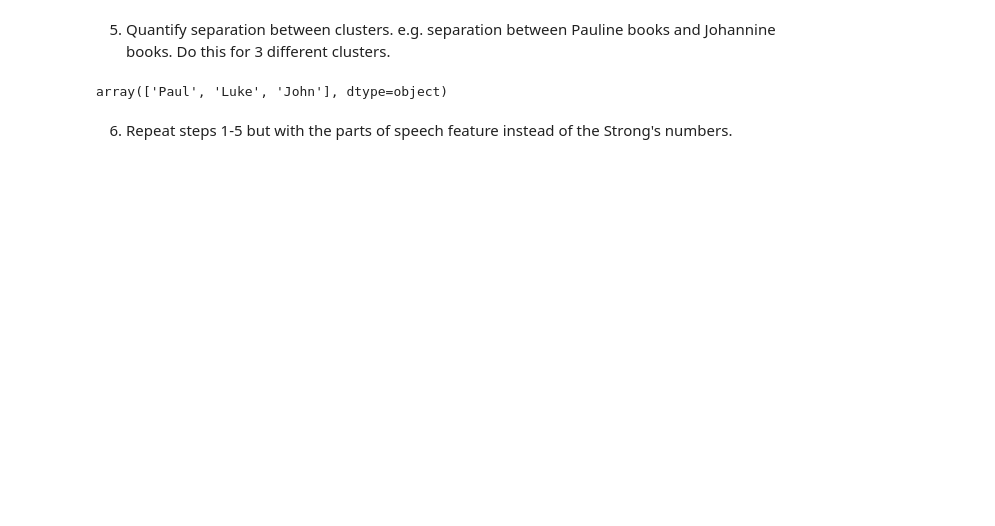
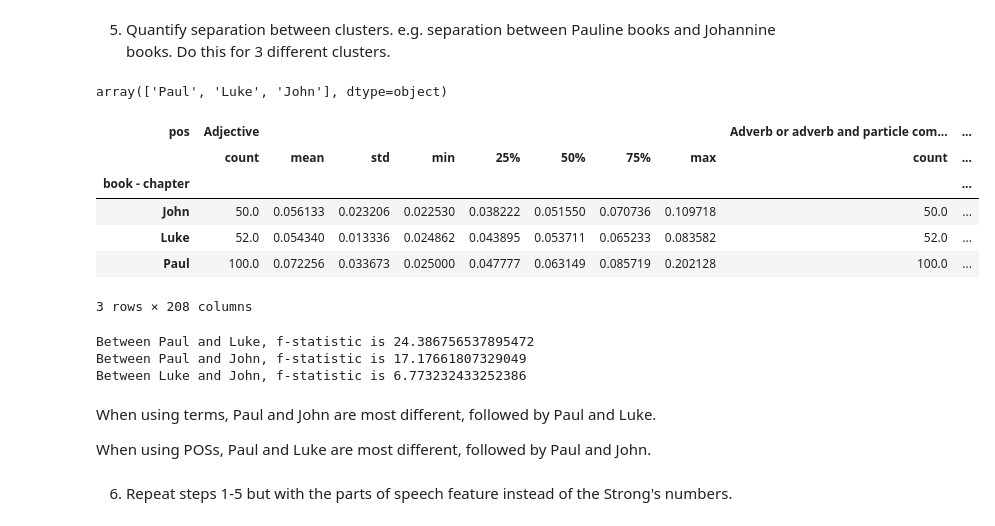
Before and after one commit to wstevick/bible-project, a Jupyter notebook: PS3_DimensionReduction.ipynb, the cells around one changed output. Cells and saved outputs as stored; diff of their text form; code cells hidden in the pictures; blank space fills up the shorter version.

```diff
--- a/PS3_DimensionReduction.ipynb
+++ b/PS3_DimensionReduction.ipynb
@@ -131,5 +154,50 @@ sns.scatterplot(
 top_authors
 # %% [output]
 array(['Paul', 'Luke', 'John'], dtype=object)
+# %%
+is_by_top_author = chapter_authors.isin(top_authors)
+freq_table[is_by_top_author].groupby(chapter_authors[is_by_top_author]).describe()
+# %% [output]
+| pos | Adjective |  |  |  |  |  |  |  | Adverb or adverb and particle com... | ... |
+|  | count | mean | std | min | 25% | 50% | 75% | max | count | ... |
+| book - chapter |  |  |  |  |  |  |  |  |  | ... |
+| John | 50.0 | 0.056133 | 0.023206 | 0.022530 | 0.038222 | 0.051550 | 0.070736 | 0.109718 | 50.0 | ... |
+| Luke | 52.0 | 0.054340 | 0.013336 | 0.024862 | 0.043895 | 0.053711 | 0.065233 | 0.083582 | 52.0 | ... |
+| Paul | 100.0 | 0.072256 | 0.033673 | 0.025000 | 0.047777 | 0.063149 | 0.085719 | 0.202128 | 100.0 | ... |
+3 rows × 208 columns
+# %%
+def get_ss(data):
+    '''
+    Varience with one-dimensional data is total squared distance from the value.
+    Likewise, with n-dimensional data, varience is total squared (Euclidean) distance from the mean *point*
+    '''
+    mean = data.mean(axis=0)
+    deltas = data - mean
+    squared_lengths = (deltas * deltas).sum(axis=0)
+    return squared_lengths.sum(axis=0)
+
+# calculate mean squares between/within the two groups to quantify seperation
+for i, a1 in enumerate(top_authors):
+    cluster1 = freq_table[chapter_authors == a1]
+    ss1 = get_ss(cluster1)
+    for a2 in top_authors[i+1:]:
+        cluster2 = freq_table[chapter_authors == a2]
+        cluster2 = freq_table[chapter_authors == a2]
+        ss2 = get_ss(cluster2)
+        ss_total = get_ss(pd.concat([cluster1, cluster2], axis=0))
+        ss_within = ss1 + ss2
+        ss_between = ss_total - ss_within
+        ms_between = ss_between / (2-1)
+        ms_within = ss_within / (len(cluster1) + len(cluster2) - 2)
+        f = ms_between / ms_within
+        print(f'Between {a1} and {a2}, f-statistic is {f}')
+# %% [output]
+Between Paul and Luke, f-statistic is 24.386756537895472
+Between Paul and John, f-statistic is 17.17661807329049
+Between Luke and John, f-statistic is 6.773232433252386
+# %% [markdown]
+When using terms, Paul and John are most different, followed by Paul and Luke.
+
+When using POSs, Paul and Luke are most different, followed by Paul and John.
 # %% [markdown]
 6. Repeat steps 1-5 but with the parts of speech feature instead of the Strong's numbers.
```
Also changed, not shown: parts of 10 cells of this notebook, 4 other files.
